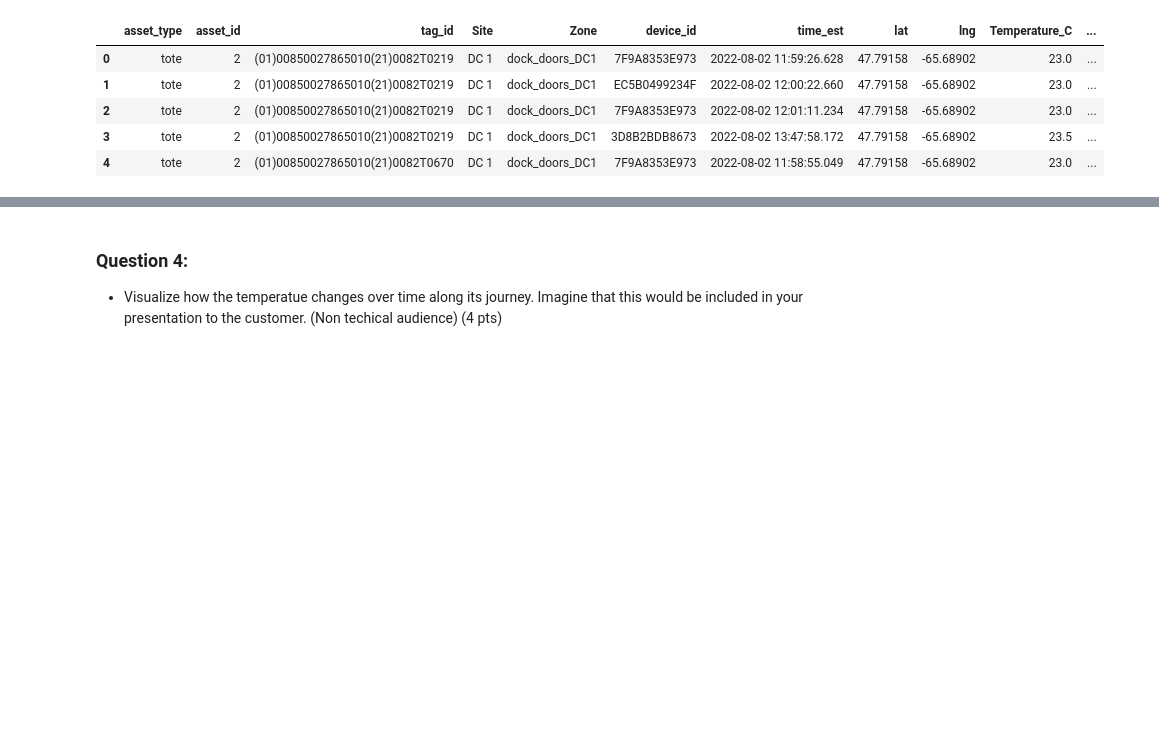
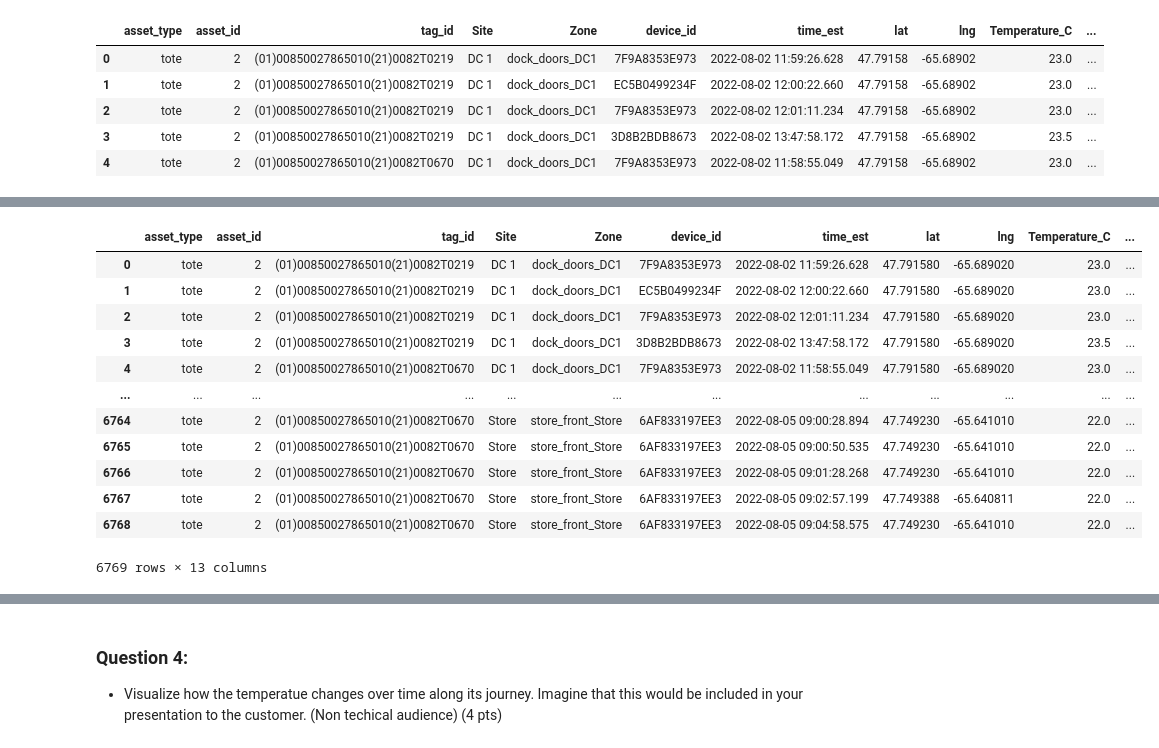
Before and after one commit to giocarro/Ciencia_de_datos, a Jupyter notebook: Data_Analyst_Assignment.ipynb, the cells around one changed output, grey strips where cells are left out. Drawn from its saved outputs; the diff is of its cells as text; code cells hidden in the pictures; blank space fills up the shorter version.

```diff
--- a/Data_Analyst_Assignment.ipynb
+++ b/Data_Analyst_Assignment.ipynb
@@ -160,0 +215,3 @@ df['Temperature_C'].min()
+# %%
+df['Fecha'] = pd.to_datetime(df['time_est']).dt.date
+df.head()
@@ -160,0 +225,3 @@ df['Temperature_C'].min()
+# %%
+df['Time'] = pd.to_datetime(df['time_est']).dt.time
+df.head()
@@ -191,0 +261,17 @@ Name: time_est, dtype: datetime64[ns]
+# %%
+df_case = df[df.asset_id == 2]
+df_case
+# %% [output]
+|  | asset_type | asset_id | tag_id | Site | Zone | device_id | time_est | lat | lng | Temperature_C | ... |
+| 0 | tote | 2 | (01)00850027865010(21)0082T0219 | DC 1 | dock_doors_DC1 | 7F9A8353E973 | 2022-08-02 11:59:26.628 | 47.791580 | -65.689020 | 23.0 | ... |
+| 1 | tote | 2 | (01)00850027865010(21)0082T0219 | DC 1 | dock_doors_DC1 | EC5B0499234F | 2022-08-02 12:00:22.660 | 47.791580 | -65.689020 | 23.0 | ... |
+| 2 | tote | 2 | (01)00850027865010(21)0082T0219 | DC 1 | dock_doors_DC1 | 7F9A8353E973 | 2022-08-02 12:01:11.234 | 47.791580 | -65.689020 | 23.0 | ... |
+| 3 | tote | 2 | (01)00850027865010(21)0082T0219 | DC 1 | dock_doors_DC1 | 3D8B2BDB8673 | 2022-08-02 13:47:58.172 | 47.791580 | -65.689020 | 23.5 | ... |
+| 4 | tote | 2 | (01)00850027865010(21)0082T0670 | DC 1 | dock_doors_DC1 | 7F9A8353E973 | 2022-08-02 11:58:55.049 | 47.791580 | -65.689020 | 23.0 | ... |
+| ... | ... | ... | ... | ... | ... | ... | ... | ... | ... | ... | ... |
+| 6764 | tote | 2 | (01)00850027865010(21)0082T0670 | Store | store_front_Store | 6AF833197EE3 | 2022-08-05 09:00:28.894 | 47.749230 | -65.641010 | 22.0 | ... |
+| 6765 | tote | 2 | (01)00850027865010(21)0082T0670 | Store | store_front_Store | 6AF833197EE3 | 2022-08-05 09:00:50.535 | 47.749230 | -65.641010 | 22.0 | ... |
+| 6766 | tote | 2 | (01)00850027865010(21)0082T0670 | Store | store_front_Store | 6AF833197EE3 | 2022-08-05 09:01:28.268 | 47.749230 | -65.641010 | 22.0 | ... |
+| 6767 | tote | 2 | (01)00850027865010(21)0082T0670 | Store | store_front_Store | 6AF833197EE3 | 2022-08-05 09:02:57.199 | 47.749388 | -65.640811 | 22.0 | ... |
+| 6768 | tote | 2 | (01)00850027865010(21)0082T0670 | Store | store_front_Store | 6AF833197EE3 | 2022-08-05 09:04:58.575 | 47.749230 | -65.641010 | 22.0 | ... |
+6769 rows × 13 columns
```
Also changed, not shown: parts of 11 cells of this notebook.
